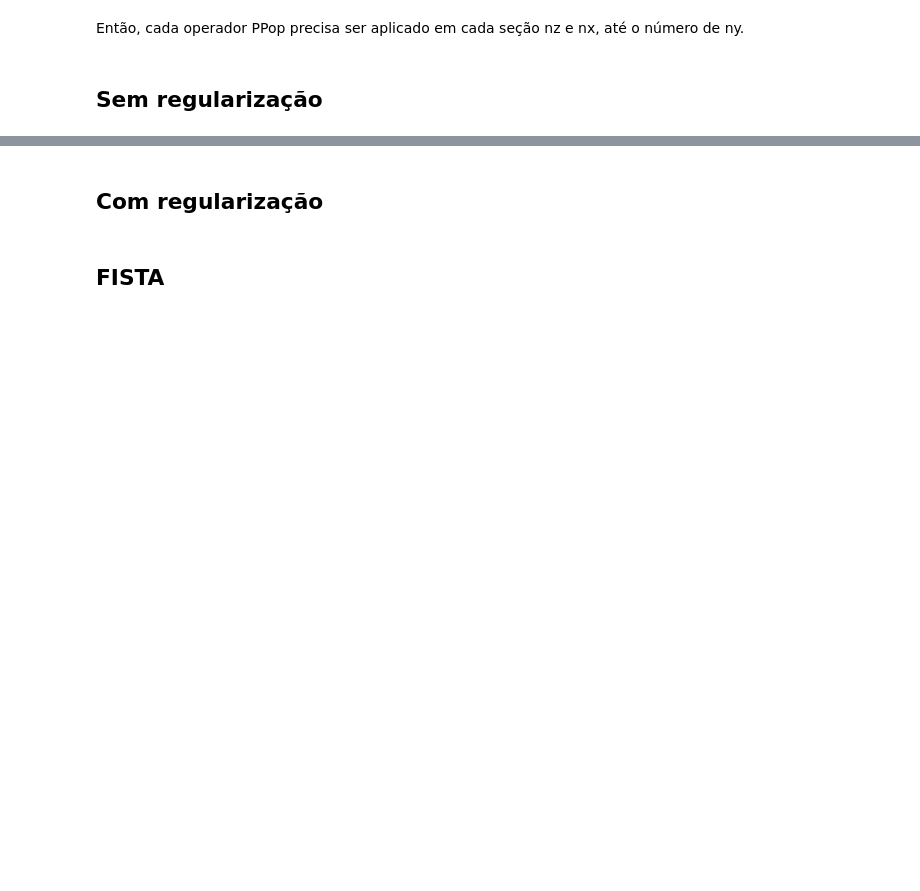
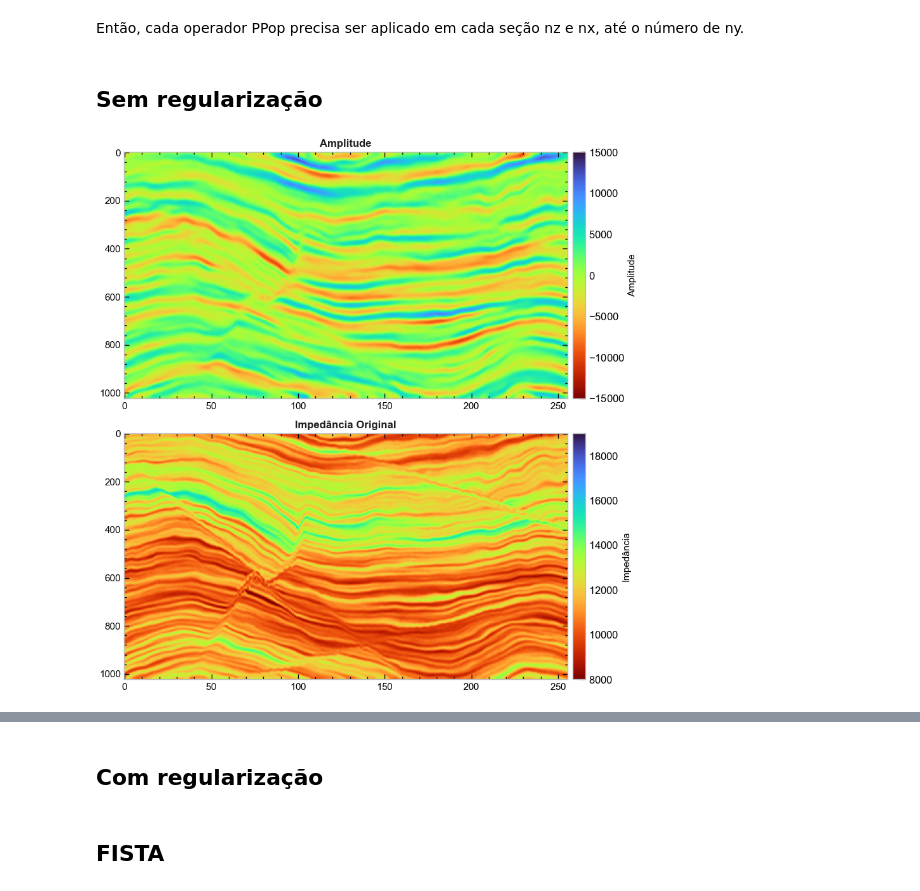
Before and after one commit to albano-a/inversion_methods_algorithms, a Jupyter notebook: full_section.ipynb, the cells around one changed output, grey strips where cells are left out. Drawn from its saved outputs; the diff is of its cells as text; code cells hidden in the pictures; blank space fills up the shorter version.

```diff
--- a/full_section.ipynb
+++ b/full_section.ipynb
@@ -371,3 +378,64 @@ residuo_butter = imp_30hz - inverted_impedance_final_butter
 
 # np.save('J:/Universidade/GIECAR/Data/residuo_ricker.npy', residuo_ricker)
 # np.save('J:/Universidade/GIECAR/Data/residuo_butter.npy', residuo_butter)
+# %%
+fig, axs = plt.subplots(2, 1, figsize=(9,9))
+
+section = 128
+colormap = 'turbo_r'
+plot1, plot2 = axs[0], axs[1]
+
+graph1 = plot1.imshow(data_amp[:,128,:].T,
+		cmap=colormap,
+		aspect='auto',
+		vmin=-15000,
+		vmax=15000)
+plot1.set_title(
+	'Amplitude',
+	fontsize=12,
+	fontweight='bold',
+	color=TEXT_COLOR
+	)
+plot1.set_yticklabels(
+	[str(int(tick)*4) for tick in plot1.get_yticks()]
+	)
+plot1.tick_params(
+	axis='both',
+	labelsize=11
+	)
+cbar1 = plt.colorbar(graph1, pad=0.01)
+cbar1.set_label('Amplitude', size=11)
+cbar1.ax.tick_params(labelsize=12)
+
+
+graph2 = plot2.imshow(imp_30hz[:,128,:].T,
+		cmap=colormap,
+		aspect='auto',
+		vmin=8000,
+		vmax=19000)
+plot2.set_title(
+	'Impedância Original',
+	fontsize=12,
+	fontweight='bold',
+	color=TEXT_COLOR
+	)
+plot2.set_yticklabels(
+	[str(int(tick)*4) for tick in plot2.get_yticks()]
+	)
+plot2.tick_params(
+	axis='both',
+	labelsize=11
+	)
+cbar2 = plt.colorbar(graph2, pad=0.01)
+cbar2.set_label('Impedância', size=11)
+cbar2.ax.tick_params(labelsize=12)
+
+plot1.grid(False)
+plot2.grid(False)
+
+plt.tight_layout()
+plt.savefig('simposio_figs/amplitude_impedancia.png', dpi=500, bbox_inches='tight')
+plt.show()
+# Amplitude > Impedância Original > Ricker > Butterworth
+# %% [output]
+[figure, added]
```
Also changed, not shown: parts of 13 cells of this notebook, 9 other files.
